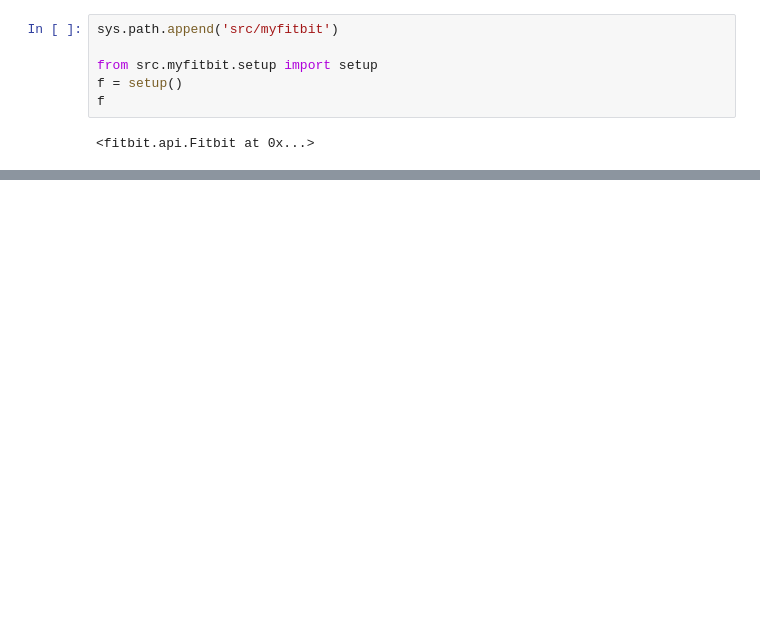
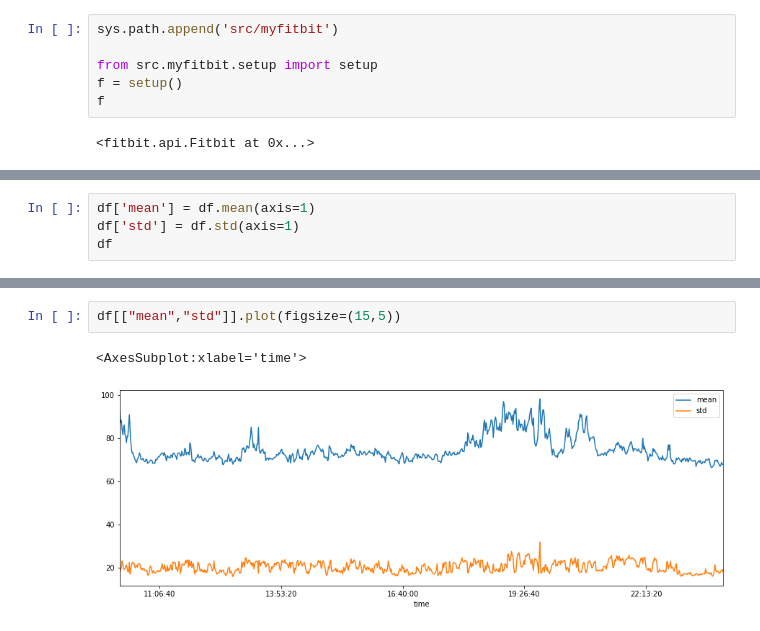
Before and after one commit to lila/myfitbit, a Jupyter notebook: myfitbit.ipynb, the cells around one changed output, grey strips where cells are left out. Drawn from its saved outputs; the diff is of its cells as text; blank space fills up the shorter version.

```diff
--- a/myfitbit.ipynb
+++ b/myfitbit.ipynb
@@ -24,0 +54,4 @@ df.plot()
+# %%
+df['mean'] = df.mean(axis=1)
+df['std'] = df.std(axis=1)
+df
@@ -24,0 +73,5 @@ df.plot()
+# %%
+df[["mean","std"]].plot(figsize=(15,5))
+# %% [output]
+<AxesSubplot:xlabel='time'>
+[figure, added]
```
Also changed, not shown: parts of 12 cells of this notebook, 2 other files.
